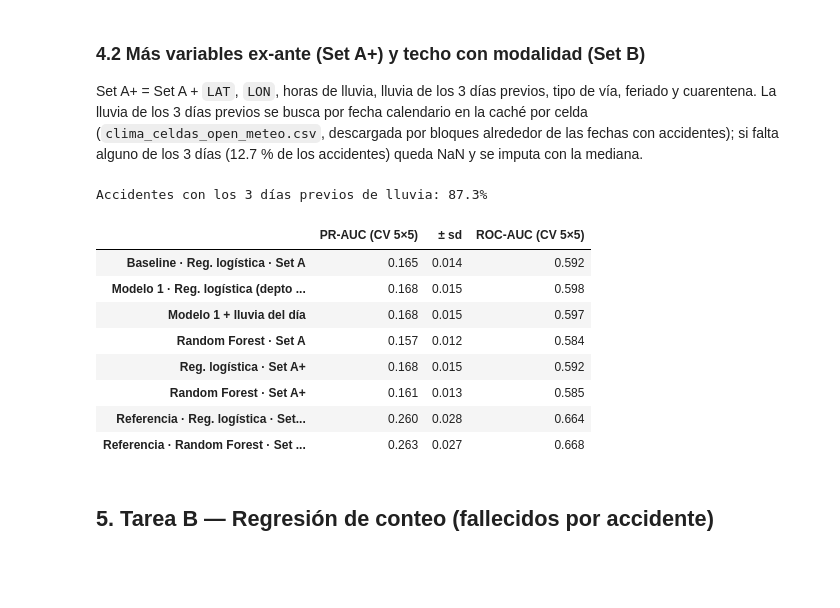
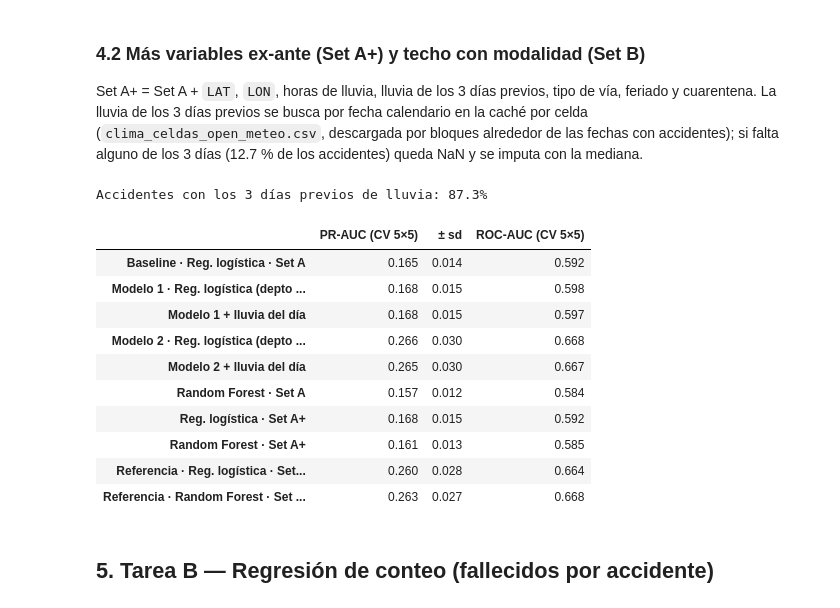
Before and after one commit to Marcor47/IAA-Grupo3, a Jupyter notebook: notebooks/02_modelos.ipynb, the cells around one changed output. Cells and saved outputs as stored; diff of their text form; code cells hidden in the pictures; blank space fills up the shorter version.

```diff
--- a/notebooks/02_modelos.ipynb
+++ b/notebooks/02_modelos.ipynb
@@ -58,6 +59,7 @@ CAT_B = M.CAT_A + ["MODALIDAD"]
 # Nombres de los modelos (iguales en las filas de test y de CV de results/metrics.csv)
 N_BASE, N_M1, N_LL = "Baseline · Reg. logística · Set A", "Modelo 1 · Reg. logística (depto + hora + altitud)", "Modelo 1 + lluvia del día"
 N_RF, N_B = "Random Forest · Set A", "Referencia · Reg. logística · Set B (+ MODALIDAD, ex-post)"
+N_M2, N_M2_LL = "Modelo 2 · Reg. logística (depto + hora + altitud + tipo de accidente)", "Modelo 2 + lluvia del día"
 print(f"{len(df)} accidentes | train {len(tr)} | test {len(te)} ({int(te[Y].sum())} fatales) | % fatal {100 * df[Y].mean():.1f}")
 # %% [output]
 8110 accidentes | train 6488 | test 1622 (190 fatales) | % fatal 11.7
@@ -239,0 +246,11 @@ Modelo 1 + lluvia: PR-AUC 0.168 ± 0.015
+# %%
+print((100 * df.groupby("MODALIDAD").ES_FATAL.agg(["mean", "size"])).rename(columns={"mean": "% fatal", "size": "accidentes ×100"})
+      .assign(accidentes=lambda x: (x["accidentes ×100"] / 100).astype(int)).drop(columns="accidentes ×100").sort_values("% fatal", ascending=False).round(1))
+pr_m2, roc_m2 = E.cv_repetida(M.modelo_2(), df[M.COLS_MODELO_2], df[Y])
+pr_m2_ll, roc_m2_ll = E.cv_repetida(M.modelo_2(con_lluvia=True), df[M.COLS_MODELO_2 + ["PRECIP_LOG"]], df[Y])
+print(f"CV 5×5 PR-AUC · Modelo 1: {pr_m1.mean():.3f} | Modelo 2: {pr_m2.mean():.3f} ± {pr_m2.std():.3f} | Modelo 2 + lluvia: {pr_m2_ll.mean():.3f}")
+print("Modelo 2 − Modelo 1:", E.comparacion_pareada(pr_m2, pr_m1))
+print("(Modelo 2 + lluvia) − Modelo 2:", E.comparacion_pareada(pr_m2_ll, pr_m2))
+r_m2, prob_m2 = E.evaluar_clf(N_M2, M.modelo_2(), tr, te, M.COLS_MODELO_2)
+res.append(r_m2)
+pd.DataFrame([r_base, r_m1, r_m2]).set_index("modelo").drop(columns=["tarea", "split"]).round(3)
@@ -280,34 +337,37 @@ Set A+ = Set A + `LAT`, `LON`, horas de lluvia, lluvia de los 3 días previos, t
 # %%
 clima = pd.read_csv(ROOT / "data" / "raw" / "clima_celdas_open_meteo.csv", parse_dates=["FECHA"])
 lluvia_celda = clima.set_index(["CELDA_LAT", "CELDA_LON", "FECHA"])["precipitation_sum"]
 previos = [lluvia_celda.reindex(pd.MultiIndex.from_arrays([df.CELDA_LAT, df.CELDA_LON, df.FECHA - pd.Timedelta(days=k)])).to_numpy()
            for k in (1, 2, 3)]
 df["PRECIP_PREV3_LOG"] = np.log1p(np.sum(previos, axis=0))  # NaN si falta cualquiera de los 3 días
 df["TIPO_VIA"] = np.select([df.CODIGO_VIA.str.startswith("PE-", na=False), df.CODIGO_VIA.str.contains("-", na=False)],
                            ["nacional", "departamental"], "sin dato")
 FERIADOS = pd.to_datetime([  # feriados nacionales del Perú en el periodo de los datos
     "2020-01-01", "2020-04-09", "2020-04-10", "2020-05-01", "2020-06-29", "2020-07-28", "2020-07-29", "2020-08-30",
     "2020-10-08", "2020-11-01", "2020-12-08", "2020-12-25", "2021-01-01", "2021-04-01", "2021-04-02", "2021-05-01",
     "2021-06-29", "2021-07-28", "2021-07-29", "2021-08-30"])
 df["FERIADO"] = df.FECHA.isin(FERIADOS).astype(int)
 df["CUARENTENA"] = df.FECHA.between("2020-03-16", "2020-06-30").astype(int)  # cuarentena nacional obligatoria
 print(f"Accidentes con los 3 días previos de lluvia: {df.PRECIP_PREV3_LOG.notna().mean():.1%}")
 
 NUM_AP, CAT_AP = M.NUM_A + ["LAT", "LON", "precipitation_hours", "PRECIP_PREV3_LOG", "FERIADO", "CUARENTENA"], M.CAT_A + ["TIPO_VIA"]
 extra = {"Reg. logística · Set A+": (M.logit(NUM_AP, CAT_AP), NUM_AP + CAT_AP),
          "Random Forest · Set A+": (M.random_forest(NUM_AP, CAT_AP), NUM_AP + CAT_AP),
          N_B: (M.logit(M.NUM_A, CAT_B), M.NUM_A + CAT_B),
          "Referencia · Random Forest · Set B (+ MODALIDAD, ex-post)": (M.random_forest(M.NUM_A, CAT_B), M.NUM_A + CAT_B)}
 cv_extra = {n: E.cv_repetida(m, df[c], df[Y]) for n, (m, c) in extra.items()}
-resumen_cv = {N_BASE: (pr_base, roc_base), N_M1: (pr_m1, roc_m1), N_LL: (pr_ll, roc_ll), N_RF: (pr_rf, roc_rf)} | cv_extra
+resumen_cv = {N_BASE: (pr_base, roc_base), N_M1: (pr_m1, roc_m1), N_LL: (pr_ll, roc_ll), N_M2: (pr_m2, roc_m2),
+              N_M2_LL: (pr_m2_ll, roc_m2_ll), N_RF: (pr_rf, roc_rf)} | cv_extra
 pd.DataFrame({n: {"PR-AUC (CV 5×5)": pr.mean(), "± sd": pr.std(), "ROC-AUC (CV 5×5)": roc.mean()}
               for n, (pr, roc) in resumen_cv.items()}).T.round(3)
 # %% [output]
 Accidentes con los 3 días previos de lluvia: 87.3%
 |  | PR-AUC (CV 5×5) | ± sd | ROC-AUC (CV 5×5) |
 | Baseline · Reg. logística · Set A | 0.165 | 0.014 | 0.592 |
 | Modelo 1 · Reg. logística (depto ... | 0.168 | 0.015 | 0.598 |
 | Modelo 1 + lluvia del día | 0.168 | 0.015 | 0.597 |
+| Modelo 2 · Reg. logística (depto ... | 0.266 | 0.030 | 0.668 |
+| Modelo 2 + lluvia del día | 0.265 | 0.030 | 0.667 |
 | Random Forest · Set A | 0.157 | 0.012 | 0.584 |
 | Reg. logística · Set A+ | 0.168 | 0.015 | 0.592 |
 | Random Forest · Set A+ | 0.161 | 0.013 | 0.585 |
```
Also changed, not shown: parts of 8 cells of this notebook, 12 other files.
